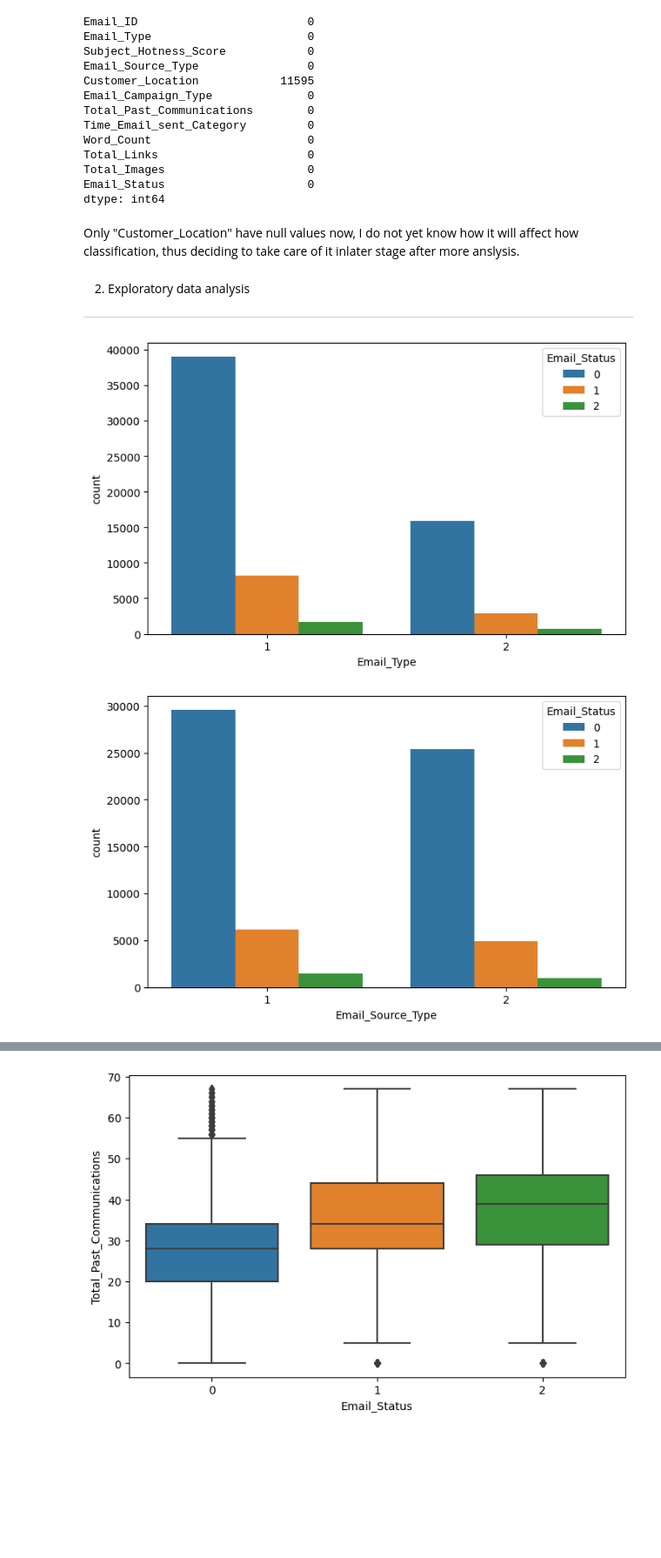
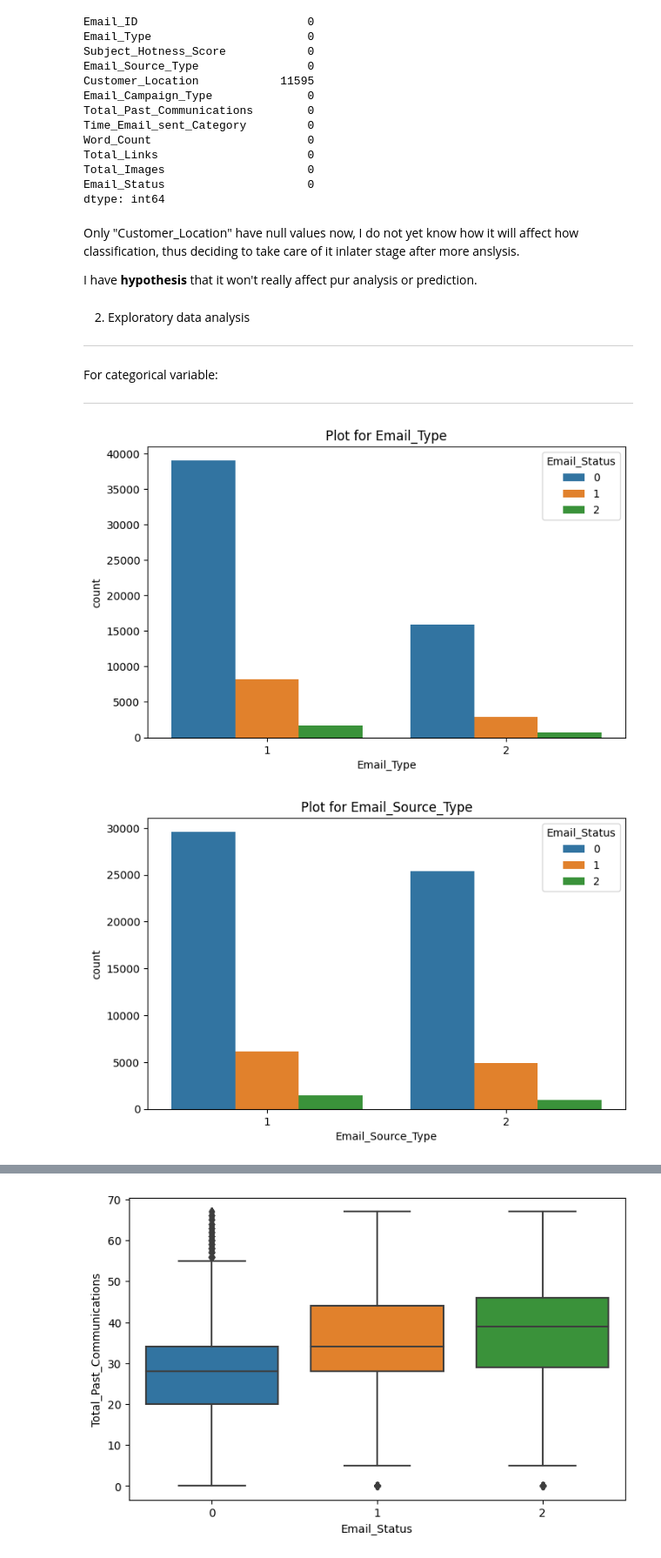
Before and after one commit to akashkivani/almabetter-Email-Campaign-Effectiveness-Prediction-Project, a Jupyter notebook: Email_Campaign_Effectiveness_Prediction.ipynb, the cells around one changed output, grey strips where cells are left out. Shown at 87% size. Saved outputs shown, nothing was run; the diff lists cells and outputs as text; code cells hidden in the pictures; blank space fills up the shorter version.

```diff
--- a/Email_Campaign_Effectiveness_Prediction.ipynb
+++ b/Email_Campaign_Effectiveness_Prediction.ipynb
@@ -192,17 +203,24 @@ Email_Status                     0
 dtype: int64
 # %% [markdown]
 Only "Customer_Location" have null values now, I do not yet know how it will affect how classification, thus deciding to take care of it inlater stage after more anslysis.
+
+I have **hypothesis** that it won't really affect pur analysis or prediction.
 # %% [markdown]
 2. Exploratory data analysis
 
 ---
+# %% [markdown]
+For categorical variable:
+
+---
 # %%
 #Writing a loop to plot all categorical variable.
 categorical_var = ['Email_Type','Email_Source_Type','Customer_Location','Email_Campaign_Type','Time_Email_sent_Category']
 
 for column in categorical_var:
   az = sns.countplot(x = df[column] , hue = df['Email_Status'])
+  plt.title(f'Plot for {column}')
   plt.show()
 # %% [output]
-[figure, old version]
+[figure, new version]
-[figure, old version]
+[figure, new version]
```
Also changed, not shown: parts of 11 cells of this notebook.
